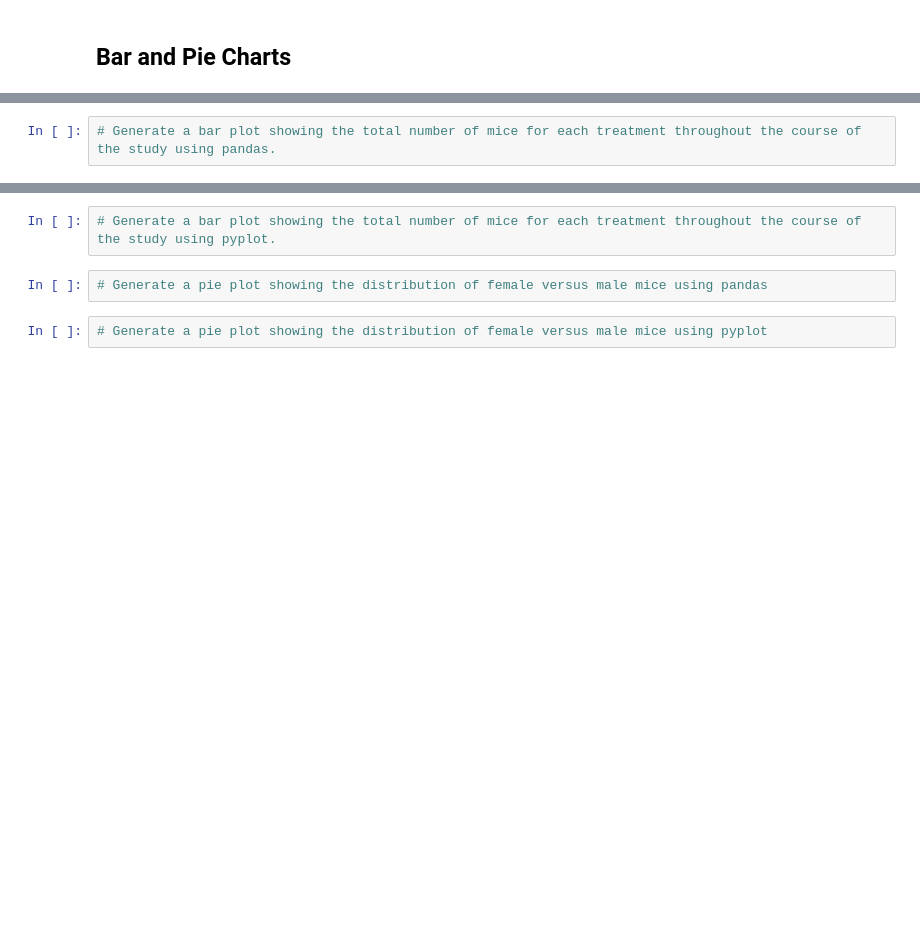
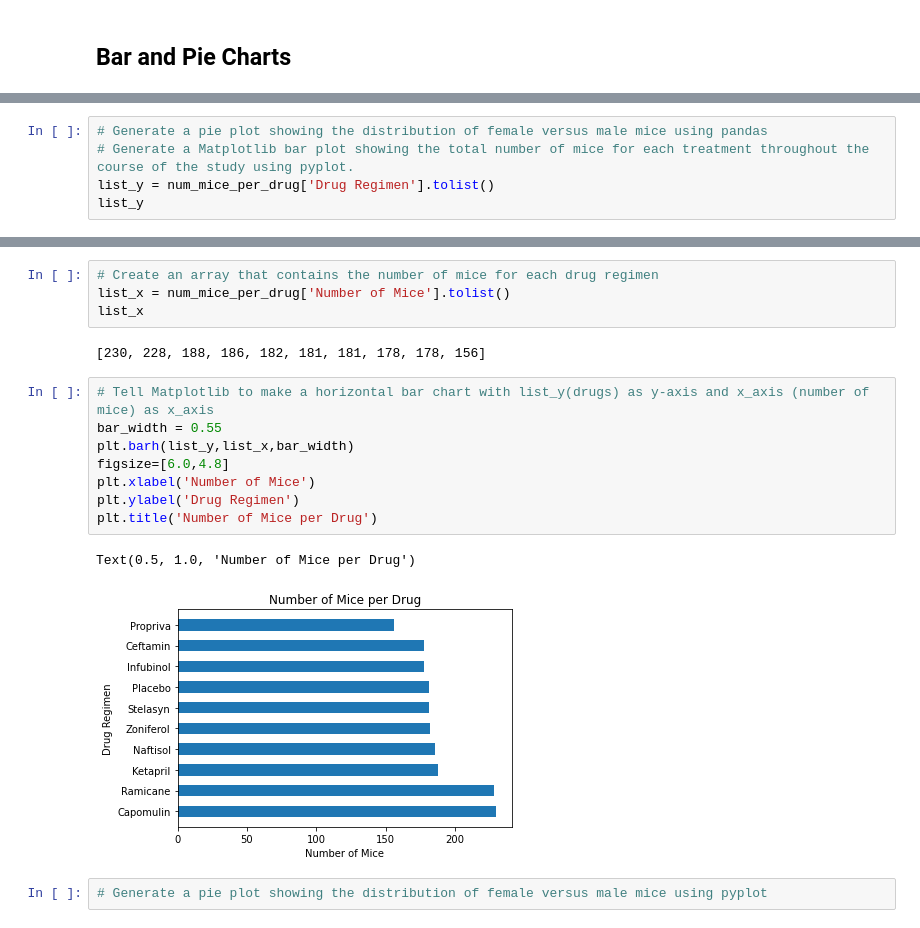
Before and after one commit to ssbivins/Matplotlib_Work, a Jupyter notebook: Pymaceuticals/pymaceuticals_starter.ipynb, the cells around one changed output, grey strips where cells are left out. Saved outputs shown, nothing was run; the diff lists cells and outputs as text; blank space fills up the shorter version.

```diff
--- a/Pymaceuticals/pymaceuticals_starter.ipynb
+++ b/Pymaceuticals/pymaceuticals_starter.ipynb
@@ -92,2 +279,5 @@ df_dups
 # %%
-# Generate a bar plot showing the total number of mice for each treatment throughout the course of the study using pandas.
+# Generate a pie plot showing the distribution of female versus male mice using pandas
+# Generate a Matplotlib bar plot showing the total number of mice for each treatment throughout the course of the study using pyplot.
+list_y = num_mice_per_drug['Drug Regimen'].tolist()
+list_y
@@ -94,7 +295,20 @@ df_dups
-# %%
-# Generate a bar plot showing the total number of mice for each treatment throughout the course of the study using pyplot.
-# %%
-# Generate a pie plot showing the distribution of female versus male mice using pandas
+# %%
+# Create an array that contains the number of mice for each drug regimen
+list_x = num_mice_per_drug['Number of Mice'].tolist()
+list_x
+# %% [output]
+[230, 228, 188, 186, 182, 181, 181, 178, 178, 156]
+# %%
+# Tell Matplotlib to make a horizontal bar chart with list_y(drugs) as y-axis and x_axis (number of mice) as x_axis
+bar_width = 0.55
+plt.barh(list_y,list_x,bar_width)
+figsize=[6.0,4.8]
+plt.xlabel('Number of Mice')
+plt.ylabel('Drug Regimen')
+plt.title('Number of Mice per Drug')
+# %% [output]
+Text(0.5, 1.0, 'Number of Mice per Drug')
+[figure, added]
 # %%
 # Generate a pie plot showing the distribution of female versus male mice using pyplot
 # %% [markdown]
```
Also changed, not shown: parts of 16 cells of this notebook.
